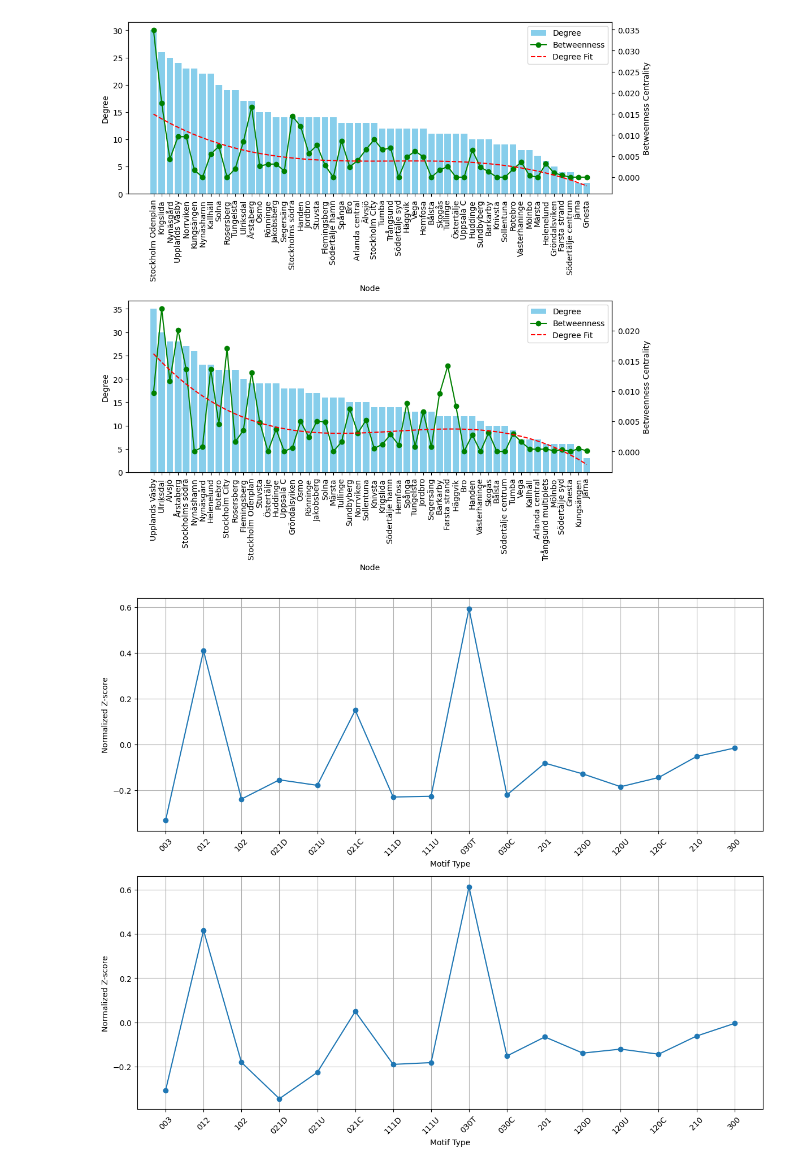
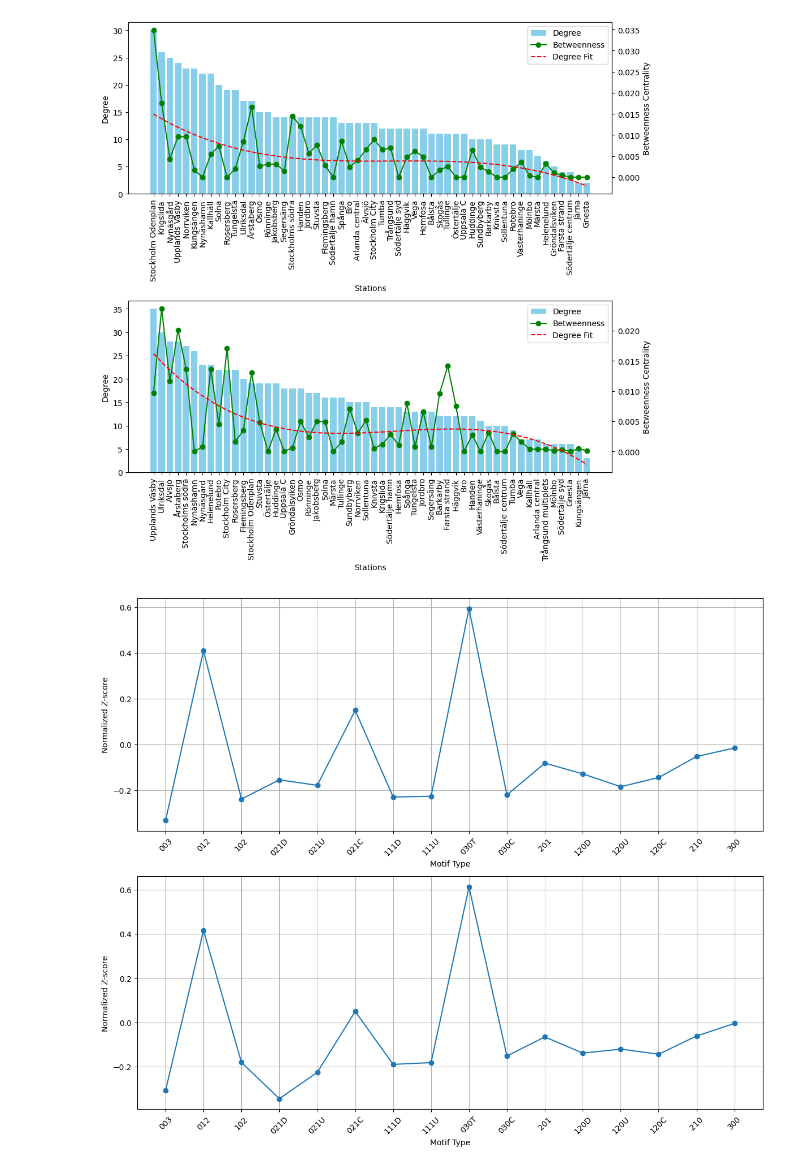
Before and after one commit to HR0262/PCMCI-in-commuter-trian, a Jupyter notebook: makinggraphs.ipynb, the cells around one changed output. Cells and saved outputs as stored; diff of their text form; code cells hidden in the pictures.

```diff
--- a/makinggraphs.ipynb
+++ b/makinggraphs.ipynb
@@ -159,7 +159,7 @@ def plot_data(ax, df, title):
     ax.set_ylabel('Degree', color='black')
     ax.tick_params(axis='y', labelcolor='black')
     # ax.set_xticklabels([]) # Hide x-axis labels to avoid clutter
-    ax.set_xlabel('Node')
+    ax.set_xlabel('Stations')
     ax.set_xticklabels(df_sorted['Node'].astype(str), rotation=90)
 
 
@@ -174,34 +174,34 @@ def plot_data(ax, df, title):
 
     ax_twin.set_ylabel('Betweenness Centrality', color='black')
     ax_twin.tick_params(axis='y', labelcolor='black')
 
     # Set plot title
     # ax.set_title(title)
 
     # Combine legends from both axes
     lines, labels = ax.get_legend_handles_labels()
     lines2, labels2 = ax_twin.get_legend_handles_labels()
     ax_twin.legend(lines + lines2, labels + labels2, loc=0)
 
 
 # --- Create the Figure and Subplots ---
 
 # Create a figure with 2 rows, 1 column of subplots, with a specific total size
 fig, (ax1, ax2) = plt.subplots(2, 1, figsize=(10, 10))
 
 # Plot morning data on the top subplot
 plot_data(ax1, df_morning, 'Morning Peak')
 
 # Plot evening data on the bottom subplot
 plot_data(ax2, df_evening, 'Evening Peak')
 
 # Adjust layout to prevent titles and labels from overlapping
 plt.tight_layout()
 
 # Display the plot
 plt.show()
 # %% [output]
-[figure, old version]
+[figure, new version]
 # %%
 import matplotlib.pyplot as plt
 
```
Also changed, not shown: parts of 1 cell of this notebook.
